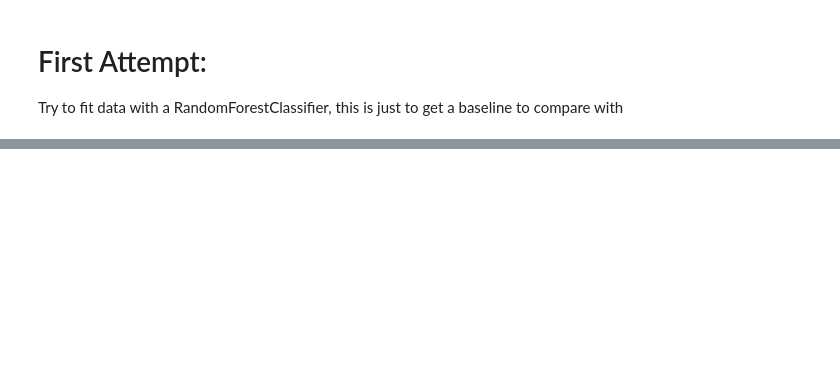
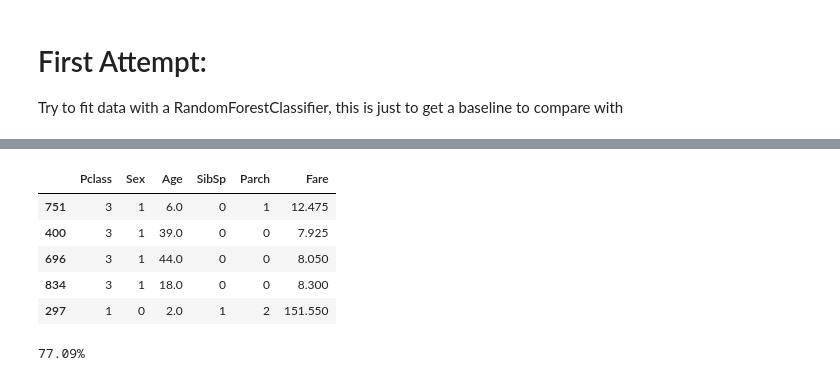
Before and after one commit to adriangs1996/kaggle, a Jupyter notebook: titanic.ipynb, the cells around one changed output, grey strips where cells are left out. Drawn from its saved outputs; the diff is of its cells as text; code cells hidden in the pictures; blank space fills up the shorter version.

```diff
--- a/titanic.ipynb
+++ b/titanic.ipynb
@@ -129,0 +285,9 @@ accuracy_score(y_test, model.predict(x_test))
+# %%
+# From a simple looking of our cross table, is evident that
+# sex has a lot to do with survivability. Lets encode that
+from sklearn.preprocessing import LabelEncoder
+le = LabelEncoder()
+sex_encoded_dataset = train_data_sample.copy()
+sex_encoded_dataset.Sex = le.fit_transform(sex_encoded_dataset.Sex)
+
+sex_encoded_dataset.info()
@@ -129,0 +314,3 @@ accuracy_score(y_test, model.predict(x_test))
+# %%
+numeric_samples = sex_encoded_dataset.select_dtypes(exclude={'object'})
+numeric_samples.info()
@@ -129,0 +333,6 @@ accuracy_score(y_test, model.predict(x_test))
+# %%
+# Ok, As seen before, Age has some null values. As this is a really naive attempt,
+# I will just go and set those values as the mean of the Age
+mean_age = numeric_samples["Age"].mean()
+numeric_samples["Age"].fillna(value=mean_age, inplace=True)
+numeric_samples.info()
@@ -129,0 +355,27 @@ accuracy_score(y_test, model.predict(x_test))
+# %%
+# Ok, all data good, take the sample vector and the answers
+X_train, Y_test = train_test_split(numeric_samples, test_size=0.2)
+x_train = X_train.iloc[:, 2:]
+y_train = X_train.iloc[:, 1]
+
+x_test = Y_test.iloc[:, 2:]
+y_test = Y_test.iloc[:, 1]
+
+x_train.head()
+# %% [output]
+|  | Pclass | Sex | Age | SibSp | Parch | Fare |
+| 751 | 3 | 1 | 6.0 | 0 | 1 | 12.475 |
+| 400 | 3 | 1 | 39.0 | 0 | 0 | 7.925 |
+| 696 | 3 | 1 | 44.0 | 0 | 0 | 8.050 |
+| 834 | 3 | 1 | 18.0 | 0 | 0 | 8.300 |
+| 297 | 1 | 0 | 2.0 | 1 | 2 | 151.550 |
+# %%
+# Build the classifier
+model = RandomForestClassifier(random_state=0, n_estimators=200, criterion="entropy")
+model.fit(x_train, y_train)
+
+
+# Measure the accuracy
+print("%.2f" % (accuracy_score(y_test, model.predict(x_test)) * 100) +"%")
+# %% [output]
+77.09%
```
Also changed, not shown: parts of 20 cells of this notebook.
